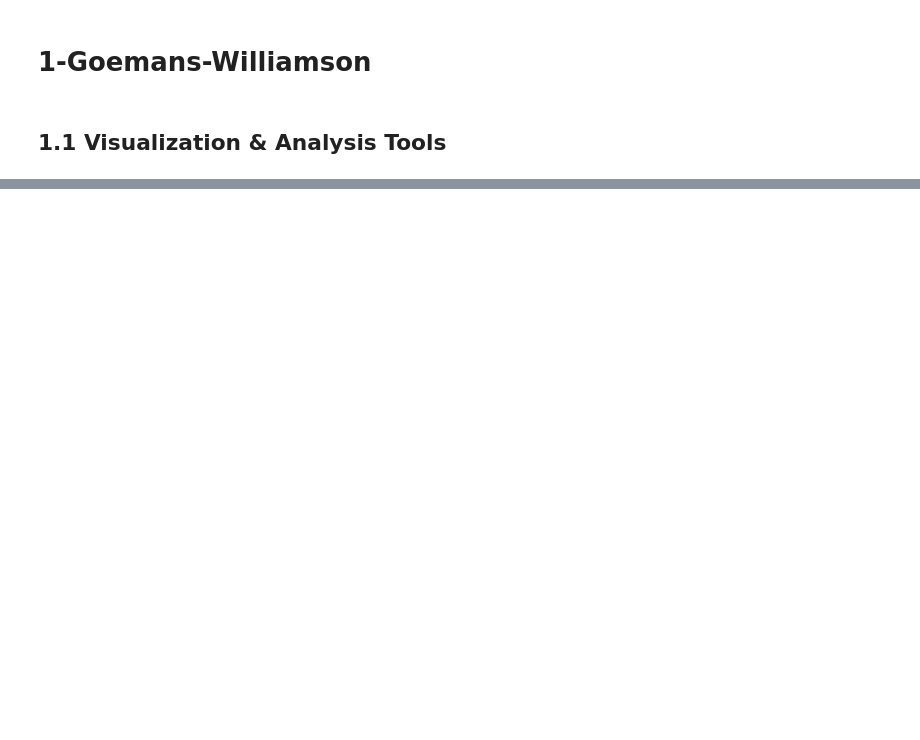
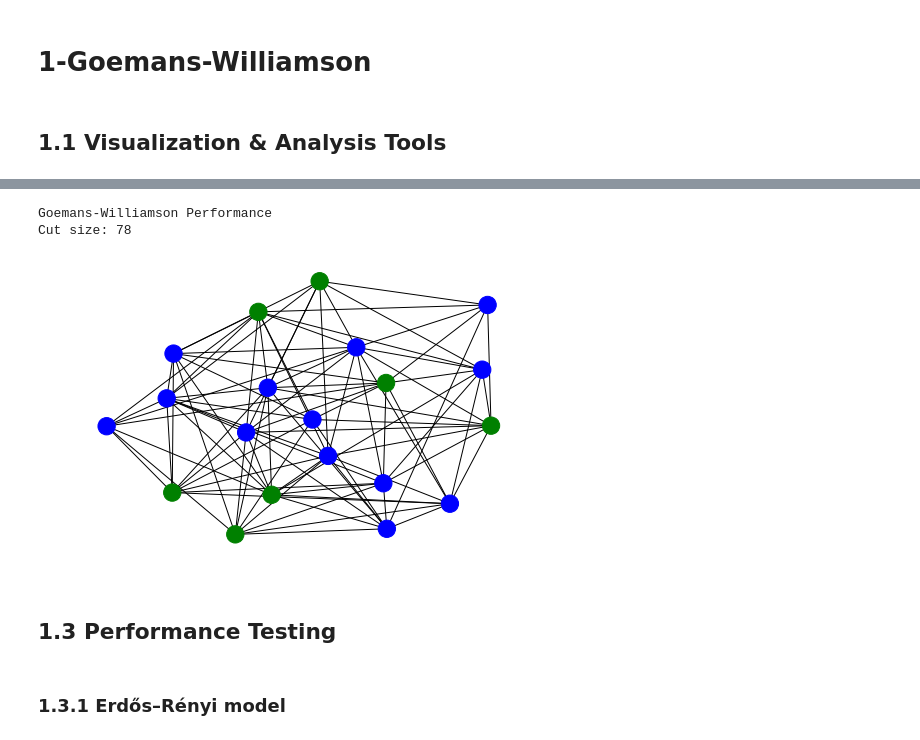
Before and after one commit to hermish/cvx-graph-algorithms, a Jupyter notebook: notebooks/1-goemans-williamson.ipynb, the cells around one changed output, grey strips where cells are left out. Drawn from its saved outputs; the diff is of its cells as text; code cells hidden in the pictures; blank space fills up the shorter version.

```diff
--- a/notebooks/1-goemans-williamson.ipynb
+++ b/notebooks/1-goemans-williamson.ipynb
@@ -86,0 +99,12 @@ plt.show()
+# %%
+sdp_cut = max_cut.goemans_williamson_weighted(graph)
+visualize_cut(graph, greedy_cut)
+
+print('Goemans-Williamson Performance')
+print('Cut size:', sdp_cut.evaluate_cut_size(graph))
+# %% [output]
+Goemans-Williamson Performance
+Cut size: 78
+[figure, added]
+# %% [markdown]
+## 1.3 Performance Testing
@@ -86,0 +115,2 @@ plt.show()
+# %% [markdown]
+### 1.3.1 Erdős–Rényi model
```
Also changed, not shown: parts of 22 cells of this notebook, 4 other files.
